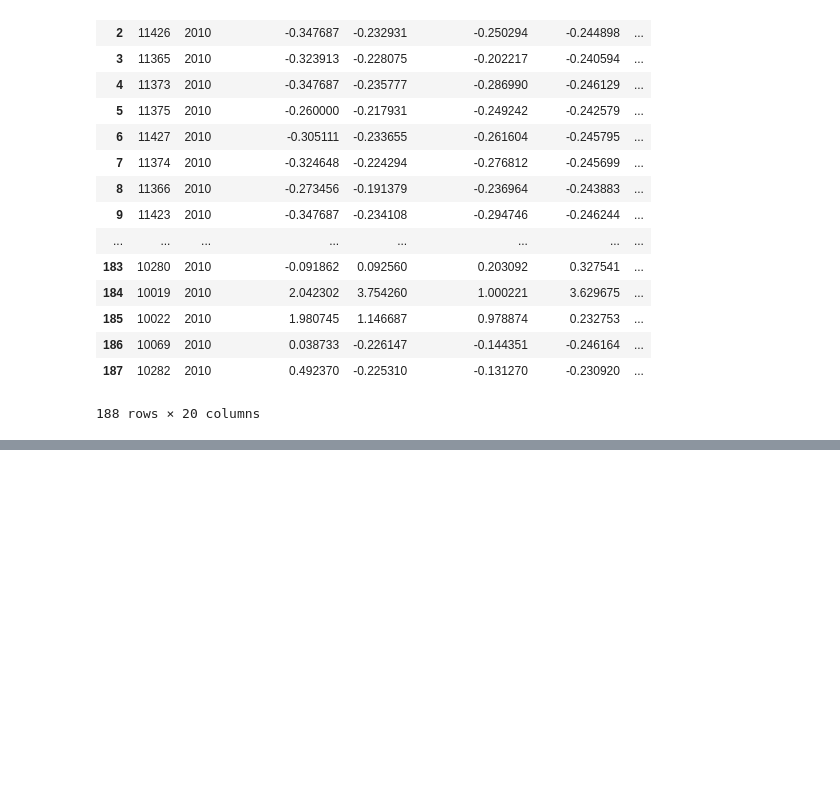
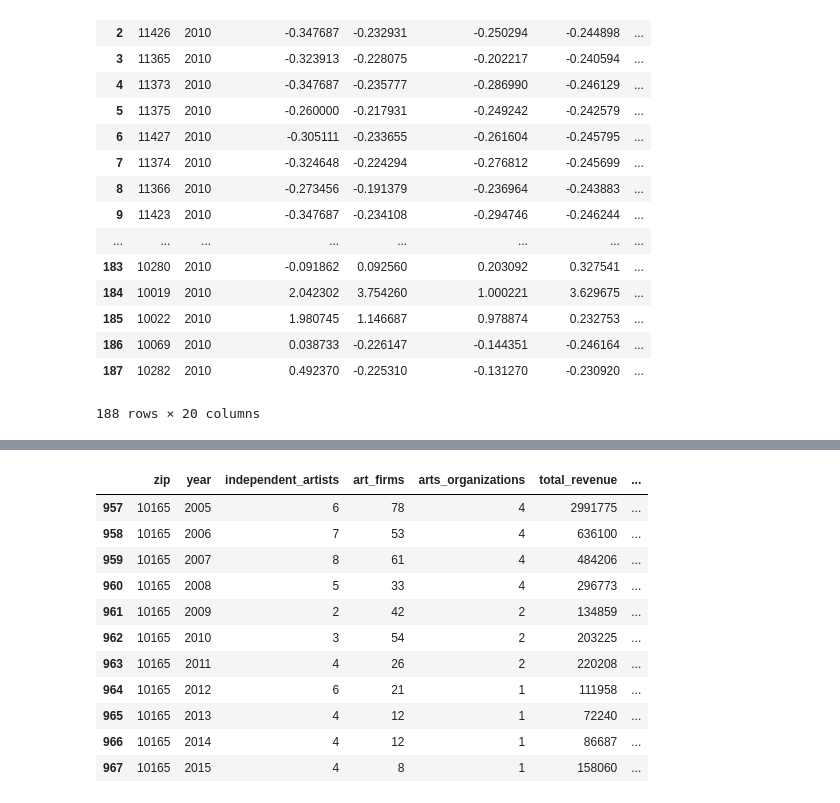
Before and after one commit to Data-For-Public-Good/arts-vibrancy-index, a Jupyter notebook: index_exploration.ipynb, the cells around one changed output, grey strips where cells are left out. Drawn from its saved outputs; the diff is of its cells as text; code cells hidden in the pictures; blank space fills up the shorter version.

```diff
--- a/index_exploration.ipynb
+++ b/index_exploration.ipynb
@@ -575,3 +575,6 @@ test_2010
 | 186 | 10069 | 2010 | 0.038733 | -0.226147 | -0.144351 | -0.246164 | ... |
 | 187 | 10282 | 2010 | 0.492370 | -0.225310 | -0.131270 | -0.230920 | ... |
 188 rows × 20 columns
+# %%
+raw = pd.read_csv('index_raw.csv')
+clean = pd.read_csv('index_clean_raw.csv')
@@ -577,0 +613,15 @@ test_2010
+# %%
+raw[raw['zip'] == 10165]
+# %% [output]
+|  | zip | year | independent_artists | art_firms | arts_organizations | total_revenue | ... |
+| 957 | 10165 | 2005 | 6 | 78 | 4 | 2991775 | ... |
+| 958 | 10165 | 2006 | 7 | 53 | 4 | 636100 | ... |
+| 959 | 10165 | 2007 | 8 | 61 | 4 | 484206 | ... |
+| 960 | 10165 | 2008 | 5 | 33 | 4 | 296773 | ... |
+| 961 | 10165 | 2009 | 2 | 42 | 2 | 134859 | ... |
+| 962 | 10165 | 2010 | 3 | 54 | 2 | 203225 | ... |
+| 963 | 10165 | 2011 | 4 | 26 | 2 | 220208 | ... |
+| 964 | 10165 | 2012 | 6 | 21 | 1 | 111958 | ... |
+| 965 | 10165 | 2013 | 4 | 12 | 1 | 72240 | ... |
+| 966 | 10165 | 2014 | 4 | 12 | 1 | 86687 | ... |
+| 967 | 10165 | 2015 | 4 | 8 | 1 | 158060 | ... |
```
Also changed, not shown: parts of 27 cells of this notebook, 13 other files.
